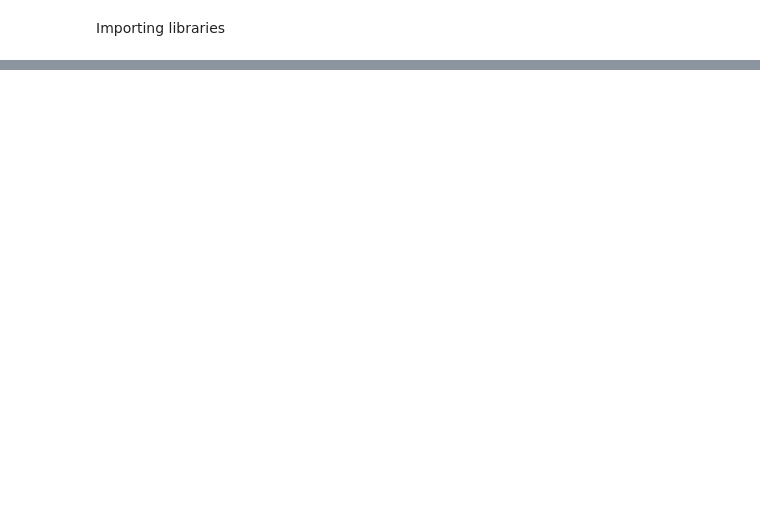
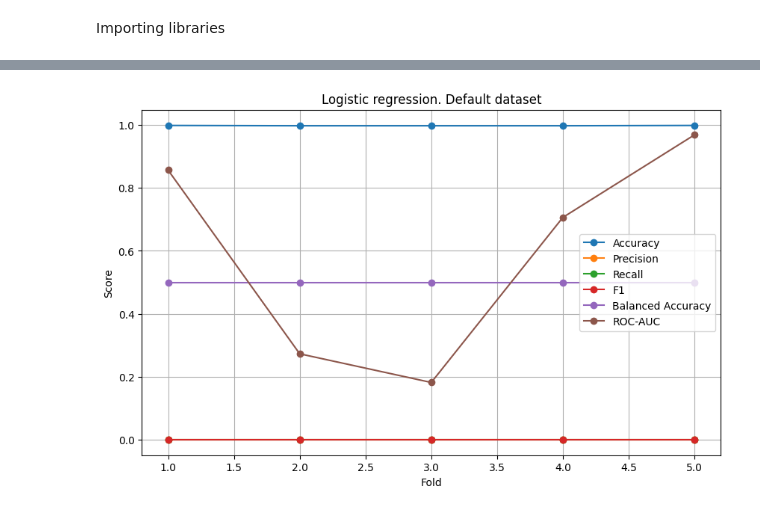
Before and after one commit to 29379/Imbalanced_Data_Classification_Optimization_Techniques, a Jupyter notebook: main.ipynb, the cells around one changed output, grey strips where cells are left out. Saved outputs shown, nothing was run; the diff lists cells and outputs as text; code cells hidden in the pictures; blank space fills up the shorter version.

```diff
--- a/main.ipynb
+++ b/main.ipynb
@@ -37,0 +244,13 @@ print(df.columns)
+# %%
+dataset = pd.concat([count_non_fraud, count_fraud], axis=0)
+dataset = dataset.sample(frac=1, random_state=42)
+print(dataset.shape)
+
+X = dataset.drop('Class', axis=1)
+y = dataset['Class']
+
+X = X[1:5000]
+y = y[1:5000]
+print(X.shape)
+
+skf = StratifiedKFold(n_splits=5, shuffle=True, random_state=42)
@@ -37,0 +262,65 @@ print(df.columns)
+# %%
+model = LogisticRegression(solver='saga', max_iter=5000)
+accuracies = []
+precisions = []
+recalls = []
+f1s = []
+balanced_accuracies = []
+roc_aucs = []
+
+for i, (train_index, test_index) in enumerate(skf.split(X, y)):
+    X_train, X_test = X.iloc[train_index], X.iloc[test_index]
+    y_train, y_test = y.iloc[train_index], y.iloc[test_index]
+
+    model.fit(X_train, y_train)
+
+    y_pred = model.predict(X_test)
+    y_probs = model.predict_proba(X_test)[:, 1] # probabilities for positive class
+
+    acc = accuracy_score(y_test, y_pred)
+    prec = precision_score(y_test, y_pred)
+    rec = recall_score(y_test, y_pred)
+    f1 = f1_score(y_test, y_pred)
+    bal_acc = balanced_accuracy_score(y_test, y_pred)
+    roc_auc = roc_auc_score(y_test, y_probs)
+
+    accuracies.append(acc)
+    precisions.append(prec)
+    recalls.append(rec)
+    f1s.append(f1)
+    balanced_accuracies.append(bal_acc)
+    roc_aucs.append(roc_auc)
+
+    print(f'Fold {i + 1}:')
+    print(f'  Accuracy: {acc:.4f}, Precision: {prec:.4f}, Recall: {rec:.4f}, F1: {f1:.4f}')
+    print(f'  Balanced Accuracy: {bal_acc:.4f}, ROC-AUC: {roc_auc:.4f}')
+    print(confusion_matrix(y_test, y_pred))
+
+print(f'Mean Accuracy: {np.mean(accuracies):.4f}')
+print(f'Mean Precision: {np.mean(precisions):.4f}')
+print(f'Mean Recall: {np.mean(recalls):.4f}')
+print(f'Mean F1: {np.mean(f1s):.4f}')
+print(f'Mean Balanced Accuracy: {np.mean(balanced_accuracies):.4f}')
+print(f'Mean ROC-AUC: {np.mean(roc_aucs):.4f}')
+
+metrics = {
+    'Accuracy': accuracies,
+    'Precision': precisions,
+    'Recall': recalls,
+    'F1': f1s,
+    'Balanced Accuracy': balanced_accuracies,
+    'ROC-AUC': roc_aucs,
+}
+
+# Plot
+plt.figure(figsize=(10, 6))
+for metric_name, values in metrics.items():
+    plt.plot(range(1, len(values) + 1), values, marker='o', label=metric_name)
+
+plt.title('Logistic regression. Default dataset')
+plt.xlabel('Fold')
+plt.ylabel('Score')
+plt.legend()
+plt.grid()
+plt.show()
+# %% [output]
@@ -37,0 +358 @@ print(df.columns)
+[figure, added]
```
Also changed, not shown: parts of 42 cells of this notebook, 1 other file.
